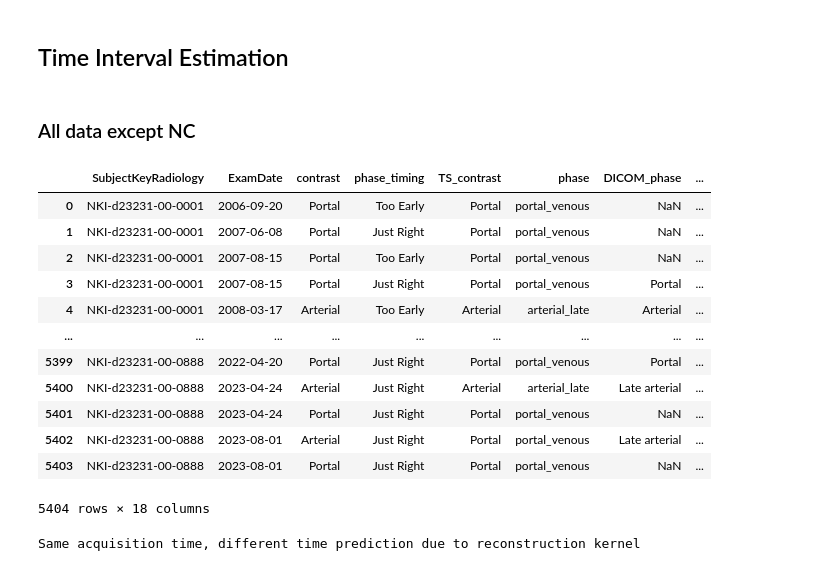
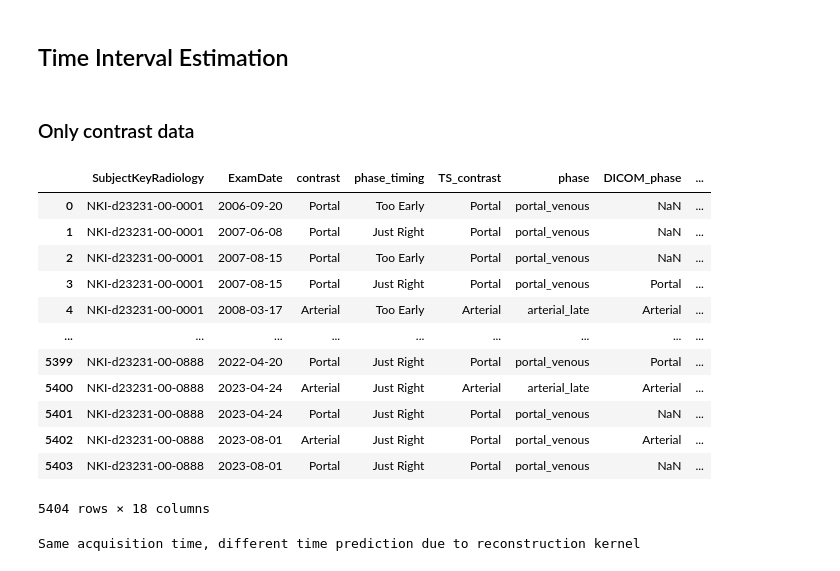
Before and after one commit to ljestaciocerquin/contrast_phase, a Jupyter notebook: total_seg.ipynb, the cells around one changed output. Cells and saved outputs as stored; diff of their text form; code cells hidden in the pictures.

```diff
--- a/total_seg.ipynb
+++ b/total_seg.ipynb
@@ -439,27 +402,27 @@ Name: count, dtype: int64
 # %% [markdown]
 ## Time Interval Estimation
 # %% [markdown]
-### All data except NC
+### Only contrast data
 # %%
 contrast_data = merged_data[merged_data["contrast"] !='Non-contrast'] # ignore the NC images as they are only 42
 cols = ['SubjectKeyRadiology', 'ExamDate', 'contrast', 'phase_timing', 'TS_contrast', 'phase', 'DICOM_phase',
-        'AcquisitionTime', 'pi_time','slice_thickness', 'ProtocolName', 'ConvolutionKernel',
-        'pi_time_min', 'pi_time_max', 'stddev', 'file', 'is_liver_imaged', 'BodyPartExamined']
+        'AcquisitionTime', 'AcquisitionTime_sec', 'pi_time','slice_thickness', 'ProtocolName', 'ConvolutionKernel',
+        'pi_time_min', 'pi_time_max', 'stddev', 'file', 'BodyPartExamined']
 
 contrast_data=contrast_data.sort_values(by=['SubjectKeyRadiology', 'ExamDate','AcquisitionTime'], ascending=[True, True, True]).reset_index()
 contrast_data[cols]
 # %% [output]
 |  | SubjectKeyRadiology | ExamDate | contrast | phase_timing | TS_contrast | phase | DICOM_phase | ... |
 | 0 | NKI-d23231-00-0001 | 2006-09-20 | Portal | Too Early | Portal | portal_venous | NaN | ... |
 | 1 | NKI-d23231-00-0001 | 2007-06-08 | Portal | Just Right | Portal | portal_venous | NaN | ... |
 | 2 | NKI-d23231-00-0001 | 2007-08-15 | Portal | Too Early | Portal | portal_venous | NaN | ... |
 | 3 | NKI-d23231-00-0001 | 2007-08-15 | Portal | Just Right | Portal | portal_venous | Portal | ... |
 | 4 | NKI-d23231-00-0001 | 2008-03-17 | Arterial | Too Early | Arterial | arterial_late | Arterial | ... |
 | ... | ... | ... | ... | ... | ... | ... | ... | ... |
 | 5399 | NKI-d23231-00-0888 | 2022-04-20 | Portal | Just Right | Portal | portal_venous | Portal | ... |
-| 5400 | NKI-d23231-00-0888 | 2023-04-24 | Arterial | Just Right | Arterial | arterial_late | Late arterial | ... |
+| 5400 | NKI-d23231-00-0888 | 2023-04-24 | Arterial | Just Right | Arterial | arterial_late | Arterial | ... |
 | 5401 | NKI-d23231-00-0888 | 2023-04-24 | Portal | Just Right | Portal | portal_venous | NaN | ... |
-| 5402 | NKI-d23231-00-0888 | 2023-08-01 | Arterial | Just Right | Portal | portal_venous | Late arterial | ... |
+| 5402 | NKI-d23231-00-0888 | 2023-08-01 | Arterial | Just Right | Portal | portal_venous | Arterial | ... |
 | 5403 | NKI-d23231-00-0888 | 2023-08-01 | Portal | Just Right | Portal | portal_venous | NaN | ... |
 5404 rows × 18 columns
 # %%
```
Also changed, not shown: parts of 28 cells of this notebook.
